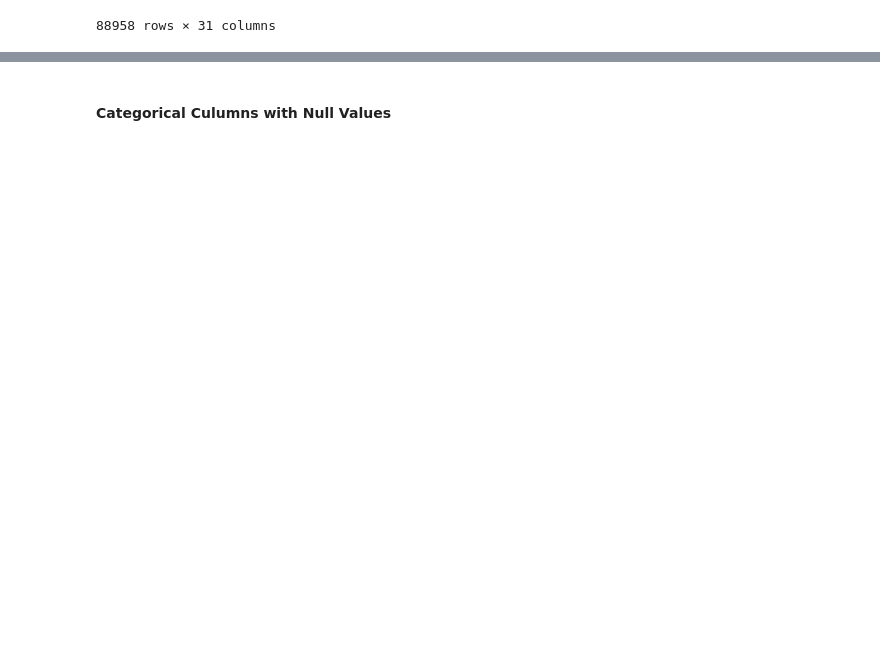
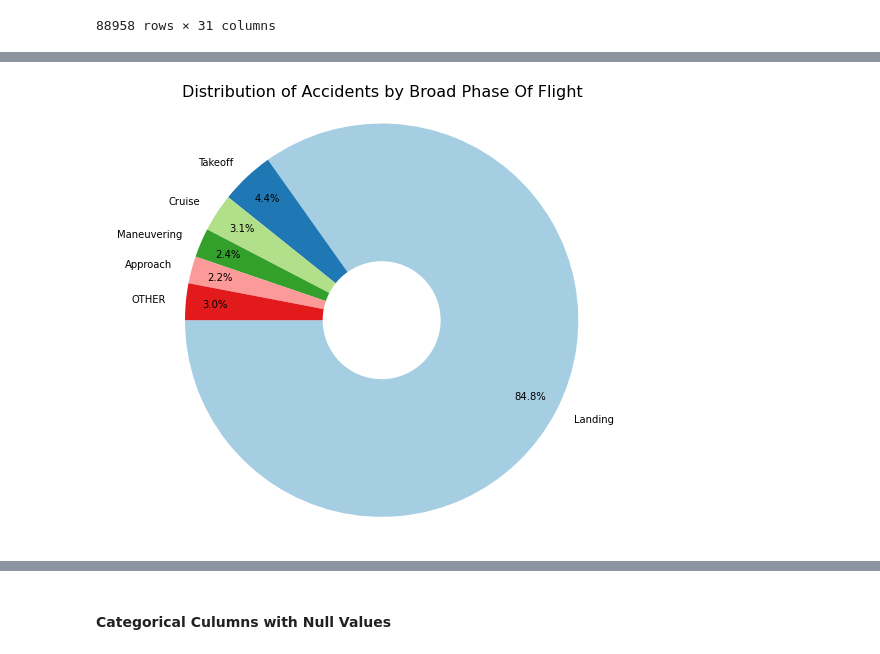
Before and after one commit to MissJJT/dsc-phase-1-project-v3, a Jupyter notebook: phase1_project.ipynb, the cells around one changed output, grey strips where cells are left out. Drawn from its saved outputs; the diff is of its cells as text; code cells hidden in the pictures; blank space fills up the shorter version.

```diff
--- a/phase1_project.ipynb
+++ b/phase1_project.ipynb
@@ -464,0 +475,53 @@ df
+# %%
+#Pie
+category_column = 'Broad_phase_of_flight' # Example: 'aircraft_category', 'injury_severity', 'broad_phase_of_flight'
+
+# Ensure the column exists
+    # 1. Get the counts of each category
+    # Handle potential NaNs in the category column by filling or dropping them before counting
+category_counts = df2['Broad_phase_of_flight'].value_counts(dropna=False) # Keep NaNs as a category if desired
+    # Or, to drop NaNs: category_counts = df_clean[category_column].dropna().value_counts()
+
+
+    # For better readability, you might want to combine smaller categories into an "Other" slice
+    # Let's say we only want to show categories that make up more than 1%
+
+threshold = 0.01 * category_counts.sum()
+main_categories = category_counts[category_counts >= threshold]
+other_count = category_counts[category_counts < threshold].sum()
+
+if other_count > 0:
+    plot_data = pd.concat([main_categories, pd.Series({'OTHER': other_count})])
+else:
+        plot_data = main_categories
+
+labels = plot_data.index
+sizes = plot_data.values
+
+    # Optional: If you want to "explode" a slice (pull it out for emphasis)
+    # This creates a tuple of zeros, one for each slice. Change a 0 to a value (e.g., 0.1) to explode that slice.
+explode = (0.1, 0, 0, 0) # Example: explode the first slice
+explode = [0 for _ in range(len(labels))] # No explode by default
+
+
+    # 2. Create the pie chart
+plt.figure(figsize=(10, 8)) # Set the figure size
+
+plt.pie(sizes,
+            labels=labels,
+            autopct='%1.1f%%', # Format for displaying percentages on slices
+            startangle=180,    # Start the first slice at the top (12 o'clock)
+            colors=plt.cm.Paired.colors, # Use a colormap for nice distinct colors
+            explode=explode,  # Apply explode effect
+            pctdistance=0.85) # Distance of percentage labels from the center
+
+    # Add a circle at the center to make it a donut chart (optional)
+centre_circle = plt.Circle((0,0), 0.30, fc='white')
+fig = plt.gcf()
+fig.gca().add_artist(centre_circle)
+
+plt.title(f'Distribution of Accidents by {category_column.replace("_", " ").title()}', fontsize=16)
+plt.axis('equal')
+plt.show()
+# %% [output]
+[figure, added]
```
Also changed, not shown: parts of 9 cells of this notebook.
